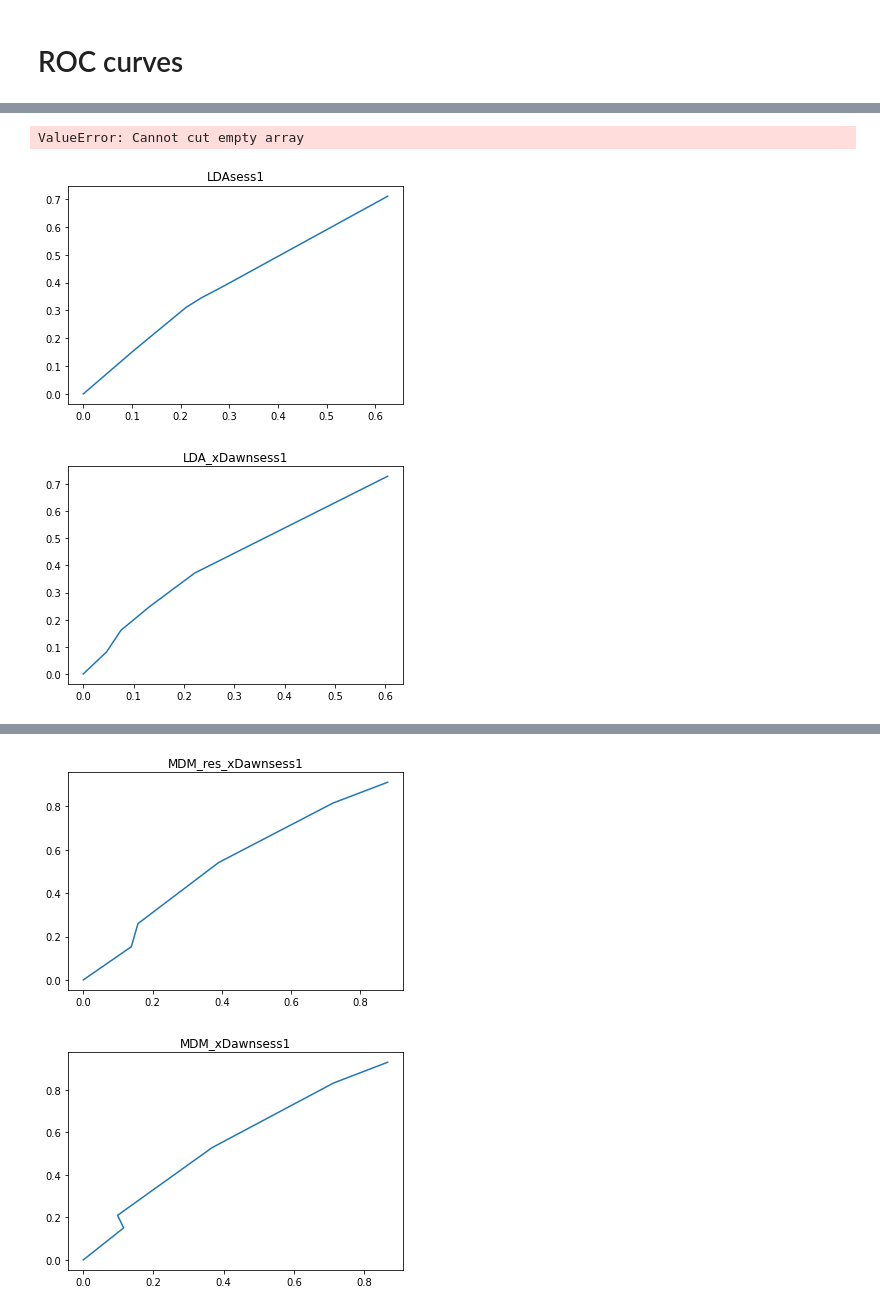
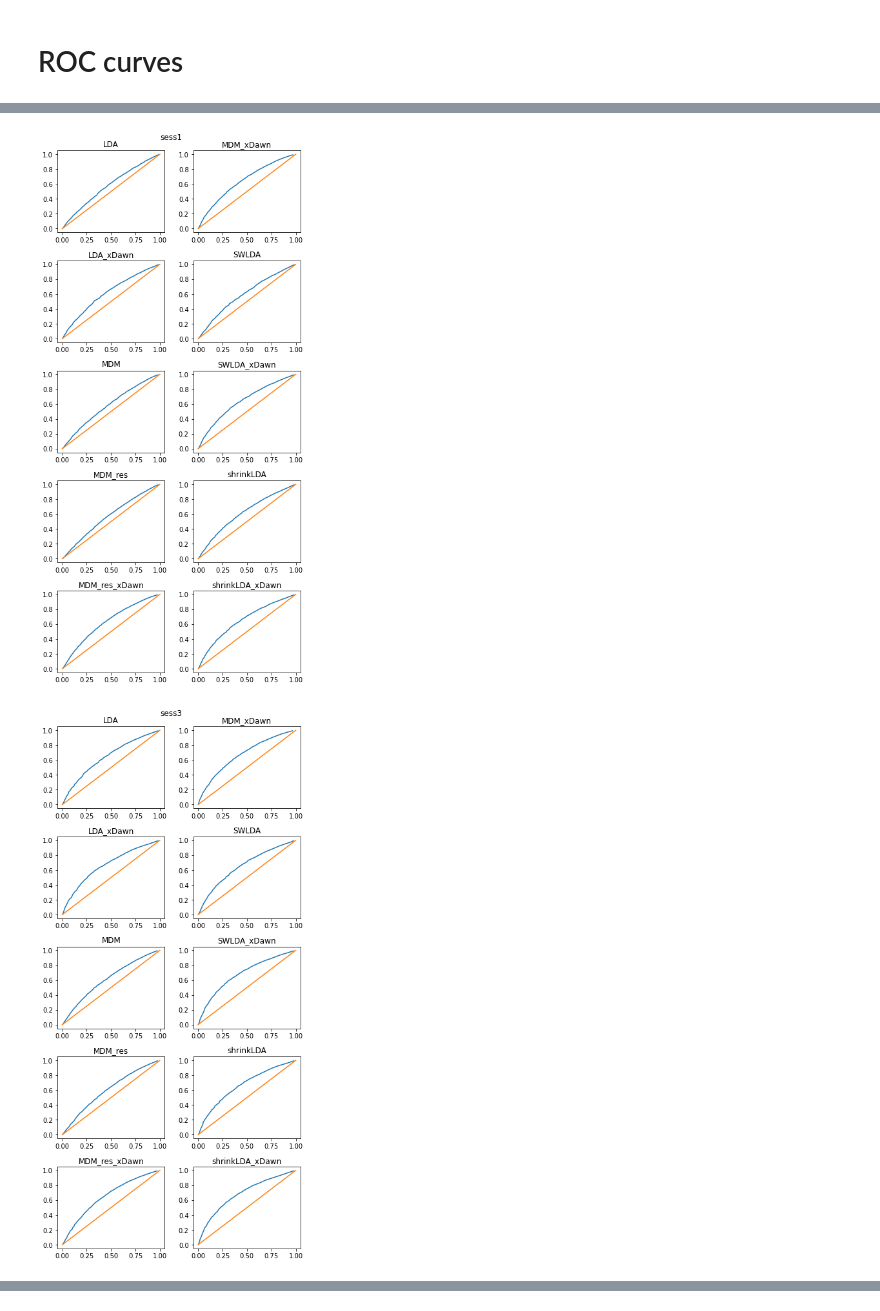
Before and after one commit to iamraP/P300ClassifierComparison, a Jupyter notebook: DataVisualization.ipynb, the cells around one changed output, grey strips where cells are left out. Cells and saved outputs as stored; diff of their text form; code cells hidden in the pictures.

Commit message:
updated results + roc visualization

```diff
--- a/DataVisualization.ipynb
+++ b/DataVisualization.ipynb
@@ -377,4 +361,7 @@ t.describe()
 # %% [markdown]
 # ROC curves
 # %%
-all_roc = pd.read_csv(r"G:\Andere Computer\Work\Software\P300_Classification\created_data\Classifier_Results\roc.csv")
+all_roc = pd.read_csv(r"created_data\Classifier_Results\current\roc.csv")
+all_roc["Condition"] = all_roc["Condition"].map({"sess3":"sess3","sess1":"sess1","single3_A":"single3","single3_B":"single3","single1_A":"single1","single1_B":"single1"}, na_action='ignore')
+all_roc.to_csv(r"created_data\Classifier_Results\current\roc_rightlabel.csv",index=False)
+all_roc["Condition"].isnull().any().sum()
@@ -381,3 +369,0 @@ all_roc = pd.read_csv(r"G:\Andere Computer\Work\Software\P300_Classification\cre
-# %%
-for i in range(40):
-    print(roc.loc[(roc.Classifier=="LDA_xDawn")&(roc.Session==i)].shape)
@@ -392,15 +370,19 @@ AttributeError: 'tuple' object has no attribute 'FPR'
 # %%
 for condition in np.unique(all_roc.Condition):
-    for classifier in np.unique(all_roc.Classifier):
+    k=0
+    fig, ax = plt.subplots(5,2, figsize=(6,12))
+    for i,classifier in enumerate(np.unique(all_roc.Classifier)):
+        k = 1 if i>=5 else 0
         roc = all_roc.loc[(all_roc.Classifier==classifier) & (all_roc.Condition==condition)]
-        roc["Treshold_bin"] = pd.cut(roc.Treshold,10)
-        roc = roc.groupby("Treshold_bin").mean().dropna()
-        fig, ax = plt.subplots()
-        ax.plot(roc.FPR,roc.TPR)
-
-        title = classifier + condition
-        ax.set_title(title)
+        roc["binnedTPR"] = pd.cut(roc.TPR,50)
+        roc = roc.groupby("binnedTPR").mean().dropna()
+        ax[i-(k*5)][k].plot(roc.FPR,roc.TPR)
+        ax[i-(k*5)][k].plot([0,1],[0,1])
+        title = classifier
+        ax[i-(k*5)][k].title.set_text(title)
+    fig.tight_layout()
+    fig.suptitle(condition, y=1)
+    plt.savefig(r"created_data\Graphics\roc_"+condition+".svg",bbox_inches="tight",pad_inches=0.2,format="svg")
 # %% [output]
-ValueError: Cannot cut empty array
-[figure, old version]
+[figure, new version]
-[figure, old version]
+[figure, new version]
@@ -409,2 +390,0 @@ ValueError: Cannot cut empty array
-[figure, removed]
-[figure, removed]
```
Also changed, not shown: parts of 24 cells of this notebook, 17 other files.
